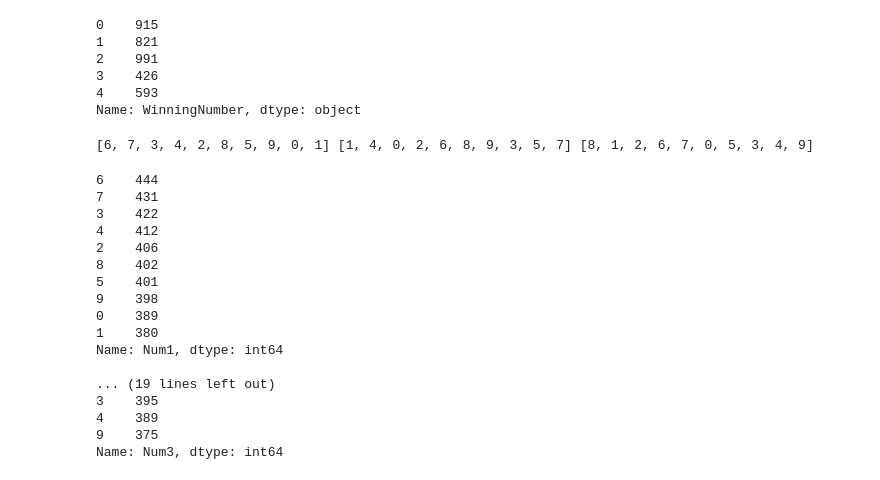
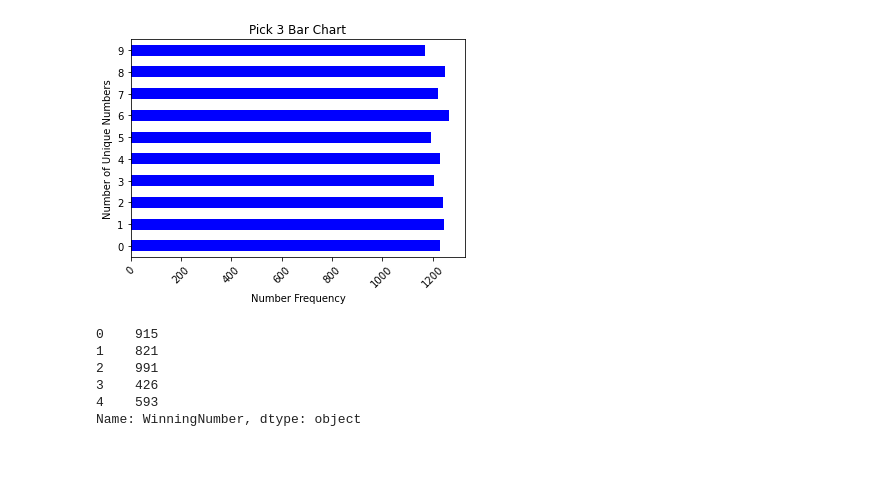
Before and after one commit to credmond219/project1, a Jupyter notebook: lottery.ipynb, the cells around one changed output. Cells and saved outputs as stored; diff of their text form; code cells hidden in the pictures.

```diff
--- a/lottery.ipynb
+++ b/lottery.ipynb
@@ -49,3 +66,17 @@ pick3
+# %%
+state = pick3['State']
+totals = pick3['Num1'].value_counts() + pick3['Num2'].value_counts() + pick3['Num3'].value_counts()
+y_axis = pick3.values
+x_axis = pick3.values
+plt.xlabel('Number Frequency')
+plt.ylabel('Number of Unique Numbers')
+plt.title("Pick 3 Bar Chart")
+totals.plot(kind="barh", color="blue")
+plt.xticks(rotation="45")
+
+plt.savefig("Images/Pick3BarH")
+# %% [output]
+[figure, added]
 # %%
 # What are the most frequent number in Pick 3 (Hot, Cold)
 pick3['WinningNumber'].head()
@@ -66,33 +89,0 @@ num3_freq = pick3['Num3'].value_counts().index.to_list()
-# %%
-print (num1_freq,
-       num2_freq,
-       num3_freq)
-# %% [output]
-[6, 7, 3, 4, 2, 8, 5, 9, 0, 1] [1, 4, 0, 2, 6, 8, 9, 3, 5, 7] [8, 1, 2, 6, 7, 0, 5, 3, 4, 9]
-# %%
-# Pick3 Numbers and Frequency
-win = []
-for col in ["Num1", "Num2", "Num3"]:
-    win_series = pick3[col].value_counts()
-    win_series.name = col
-    win.append(win_series)
-    print(win_series)
-    print()
-# %% [output]
-6    444
-7    431
-3    422
-4    412
-2    406
-8    402
-5    401
-9    398
-0    389
-1    380
-Name: Num1, dtype: int64
-
-... (19 lines left out)
-3    395
-4    389
-9    375
-Name: Num3, dtype: int64
```
Also changed, not shown: parts of 53 cells of this notebook, 5 other files.
